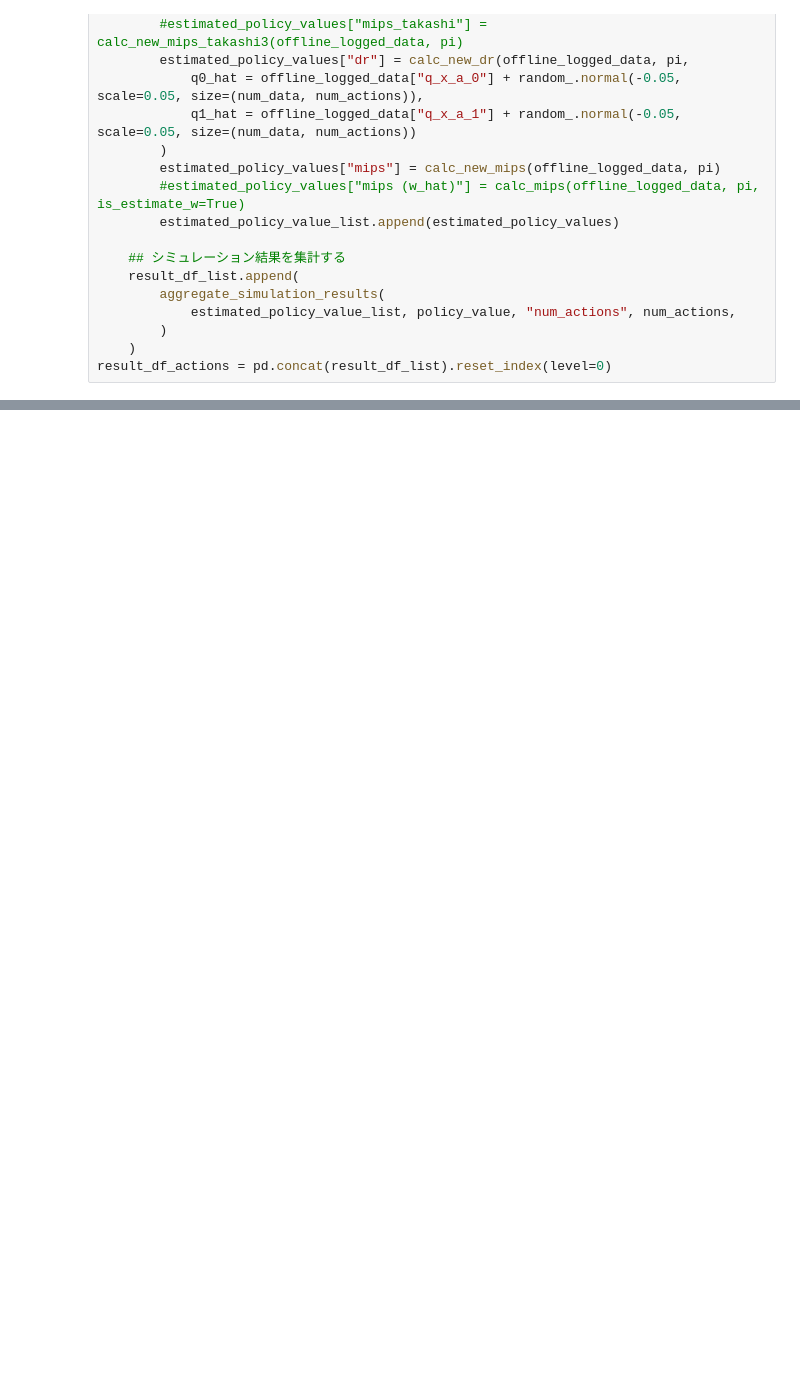
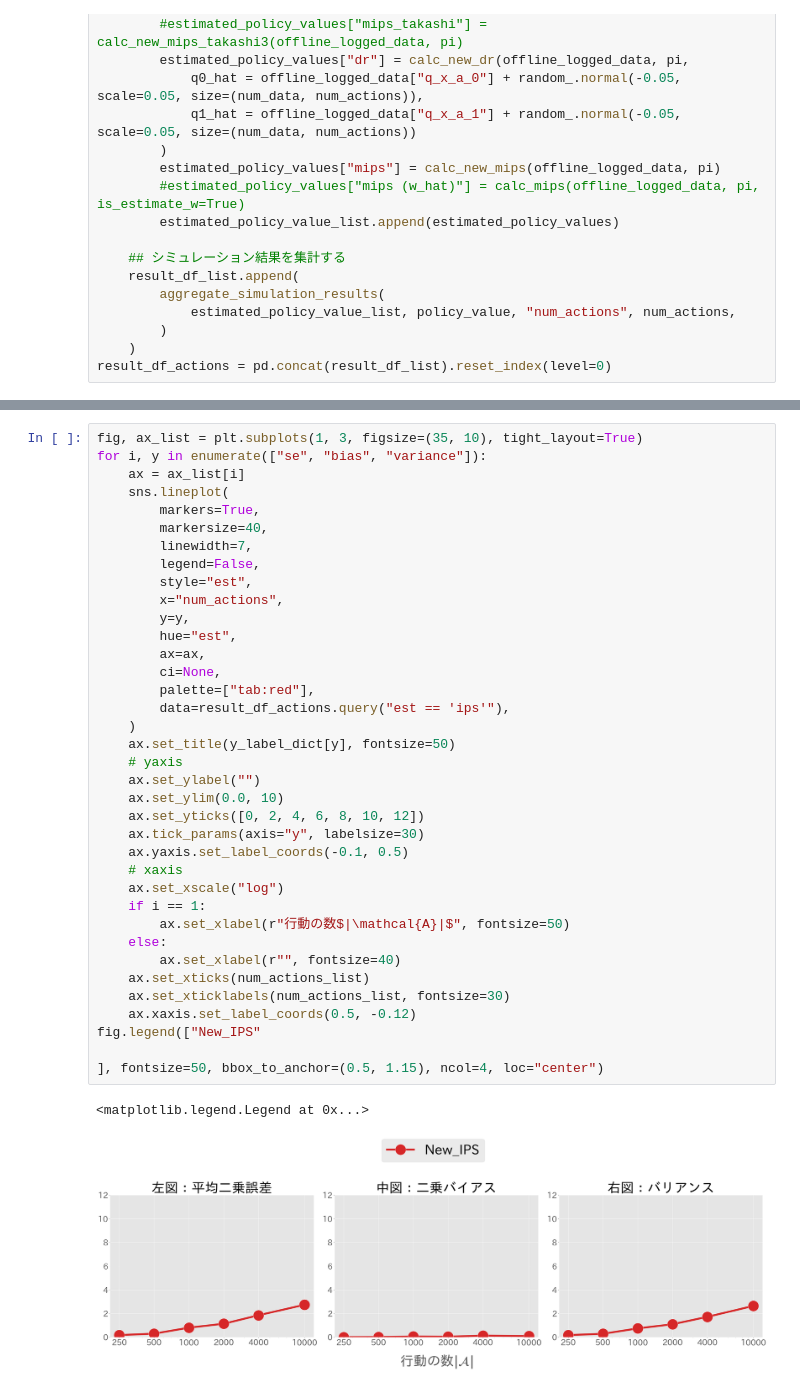
Before and after one commit to taishirooo/cfml-WASEDA-datascience-competition, a Jupyter notebook: Increment_Based_MIPS/MIPS_12month.ipynb, the cells around one changed output, grey strips where cells are left out. Saved outputs shown, nothing was run; the diff lists cells and outputs as text; blank space fills up the shorter version.

```diff
--- a/Increment_Based_MIPS/MIPS_12month.ipynb
+++ b/Increment_Based_MIPS/MIPS_12month.ipynb
@@ -151,0 +217,40 @@ fig.legend(["New_IPS", "New_DR", "New_MIPS"], fontsize=50, bbox_to_anchor=(0.5,
+# %%
+fig, ax_list = plt.subplots(1, 3, figsize=(35, 10), tight_layout=True)
+for i, y in enumerate(["se", "bias", "variance"]):
+    ax = ax_list[i]
+    sns.lineplot(
+        markers=True,
+        markersize=40,
+        linewidth=7,
+        legend=False,
+        style="est",
+        x="num_actions",
+        y=y,
+        hue="est",
+        ax=ax,
+        ci=None,
+        palette=["tab:red"],
+        data=result_df_actions.query("est == 'ips'"),
+    )
+    ax.set_title(y_label_dict[y], fontsize=50)
+    # yaxis
+    ax.set_ylabel("")
+    ax.set_ylim(0.0, 10)
+    ax.set_yticks([0, 2, 4, 6, 8, 10, 12])
+    ax.tick_params(axis="y", labelsize=30)
+    ax.yaxis.set_label_coords(-0.1, 0.5)
+    # xaxis
+    ax.set_xscale("log")
+    if i == 1:
+        ax.set_xlabel(r"行動の数$|\mathcal{A}|$", fontsize=50)
+    else:
+        ax.set_xlabel(r"", fontsize=40)
+    ax.set_xticks(num_actions_list)
+    ax.set_xticklabels(num_actions_list, fontsize=30)
+    ax.xaxis.set_label_coords(0.5, -0.12)
+fig.legend(["New_IPS"
+
+], fontsize=50, bbox_to_anchor=(0.5, 1.15), ncol=4, loc="center")
+# %% [output]
+<matplotlib.legend.Legend at 0x...>
+[figure, added]
```
Also changed, not shown: parts of 4 cells of this notebook.
